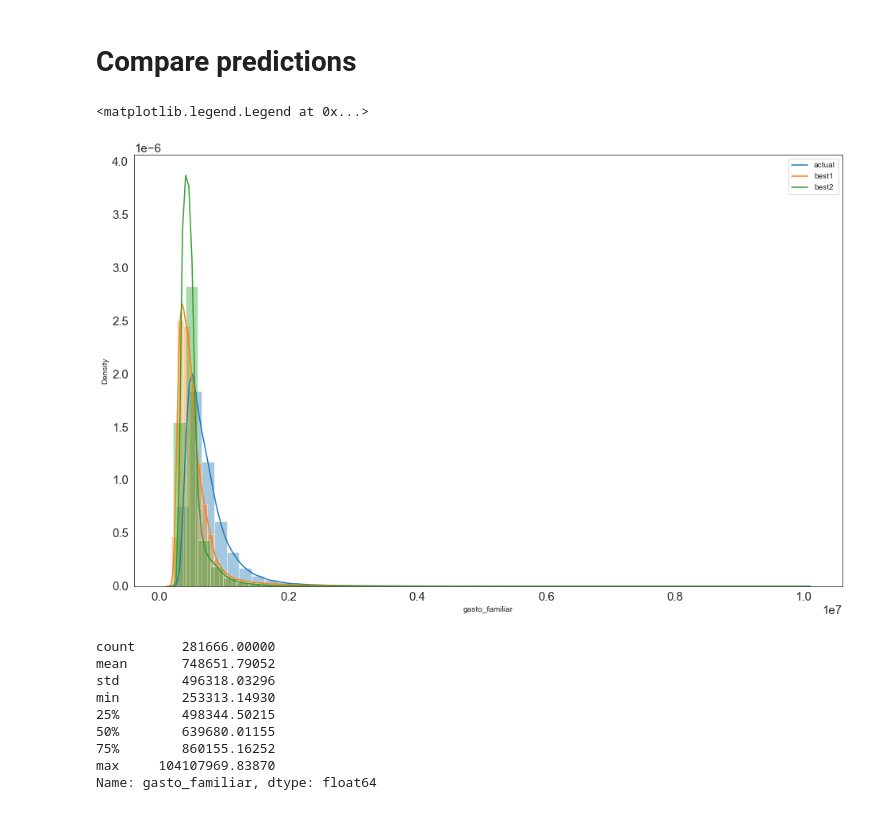
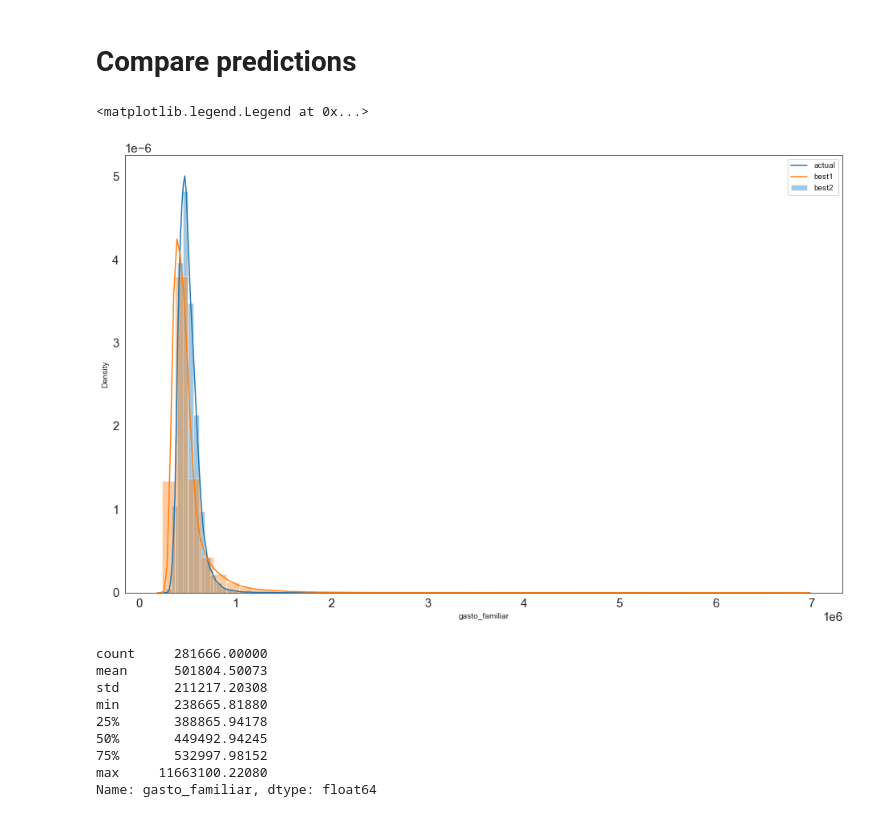
Before and after one commit to abdala9512/bc-dataton, a Jupyter notebook: notebooks/data_exploration_miguel.ipynb, the cells around one changed output. Drawn from its saved outputs; the diff is of its cells as text; code cells hidden in the pictures.

Commit message:
Last changes

```diff
--- a/notebooks/data_exploration_miguel.ipynb
+++ b/notebooks/data_exploration_miguel.ipynb
@@ -750,0 +1016,3 @@ Periodo 201905:
+# %%
+ensemble_df= pd.concat(last_predictions_list, axis=0)
+ensemble_df
@@ -808,0 +1090,3 @@ submission.to_csv("submission_underground.csv", index=False)
+# %%
+by_month= pd.concat(last_predictions_list, axis=0)
+by_month
@@ -808,0 +1122,7 @@ submission.to_csv("submission_underground.csv", index=False)
+# %%
+final_prediction_df = pd.concat(
+    [by_month['id_registro'],
+    (by_month['gasto_familiar'] + ensemble_df['gasto_familiar']) / 2],
+    axis=1
+)
+final_prediction_df
@@ -922,28 +1275,30 @@ class PrepareSubmission:
 # %% [markdown]
 # Compare predictions
 # %%
-best_submission = pd.read_csv("submission_underground XGboost + ElasticNET.csv")
+best_submission = pd.read_csv("submission_underground XGB,CAT,LASSO,RIDGE,ELASTIC.csv")
 best_submission_2 =  pd.read_csv("submission_underground XGBoost+17meses+Boxcox+Log.csv")
 # %%
-sns.distplot(submission['gasto_familiar'])
+#sns.distplot(submission['gasto_familiar'])
 #sns.distplot(fe_dataframe.modeling_dataframe['gasto_familiar'])
+#sns.distplot(by_month[by_month['gasto_familiar'] < 10000000]['gasto_familiar'])
+sns.distplot(final_prediction_df[final_prediction_df['gasto_familiar'] < 10000000]['gasto_familiar'])
 
-sns.distplot(best_submission_2[best_submission_2['gasto_familiar'] < 10000000]['gasto_familiar'])
+#sns.distplot(best_submission_2[best_submission_2['gasto_familiar'] < 10000000]['gasto_familiar'])
 sns.distplot(best_submission[best_submission['gasto_familiar'] < 10000000]['gasto_familiar'])
 
-plt.legend(['actual', 'best1', 'best2'])
+plt.legend(['actual','best1', 'best2'])
 # %% [output]
 <matplotlib.legend.Legend at 0x...>
-[figure, old version]
+[figure, new version]
 # %%
-submission['gasto_familiar'].describe()
+best_submission['gasto_familiar'].describe()
 # %% [output]
-count      281666.00000
-mean       748651.79052
-std        496318.03296
-min        253313.14930
-25%        498344.50215
-50%        639680.01155
-75%        860155.16252
-max     104107969.83870
+count     281666.00000
+mean      501804.50073
+std       211217.20308
+min       238665.81880
+25%       388865.94178
+50%       449492.94245
+75%       532997.98152
+max     11663100.22080
 Name: gasto_familiar, dtype: float64
```
Also changed, not shown: parts of 41 cells of this notebook, 2 other files.
